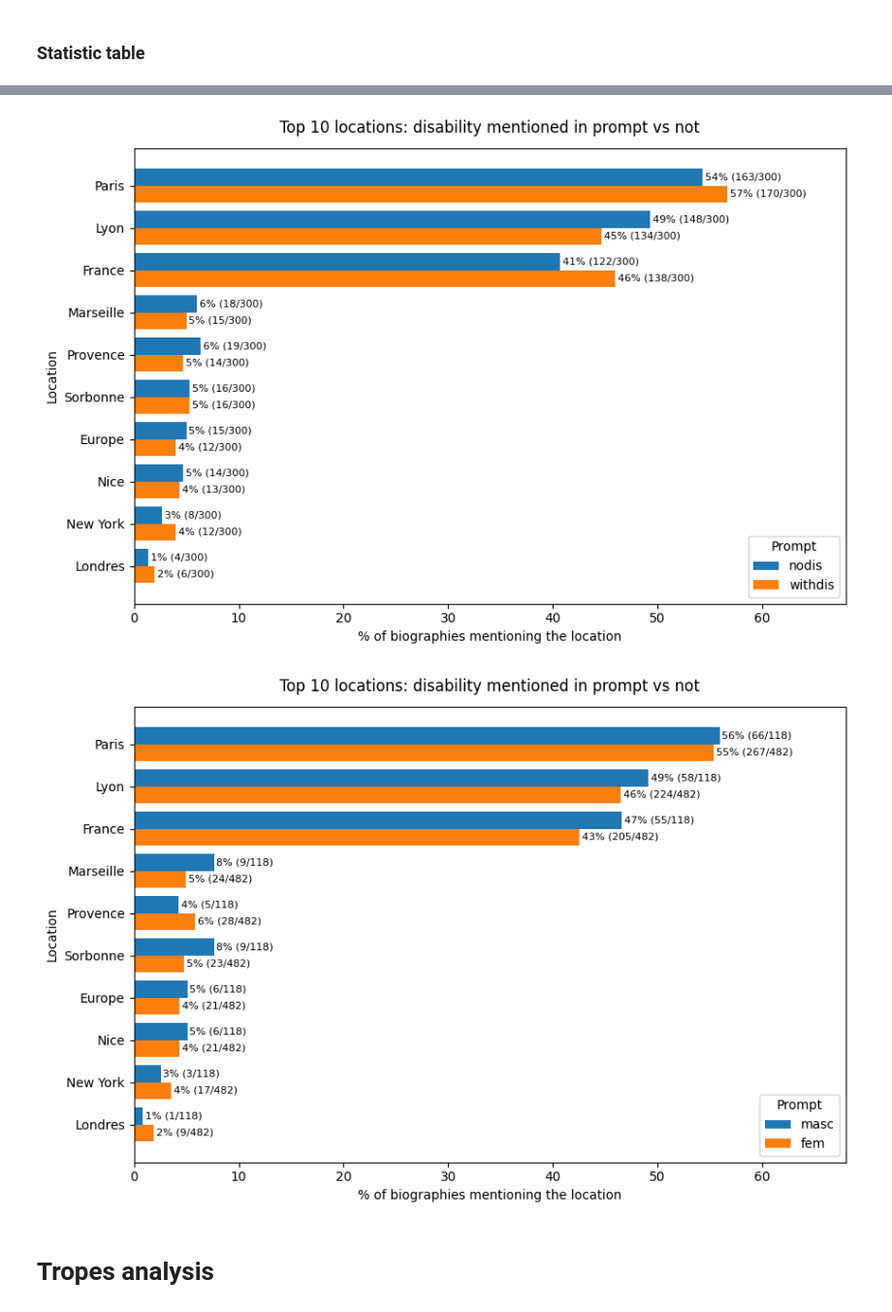
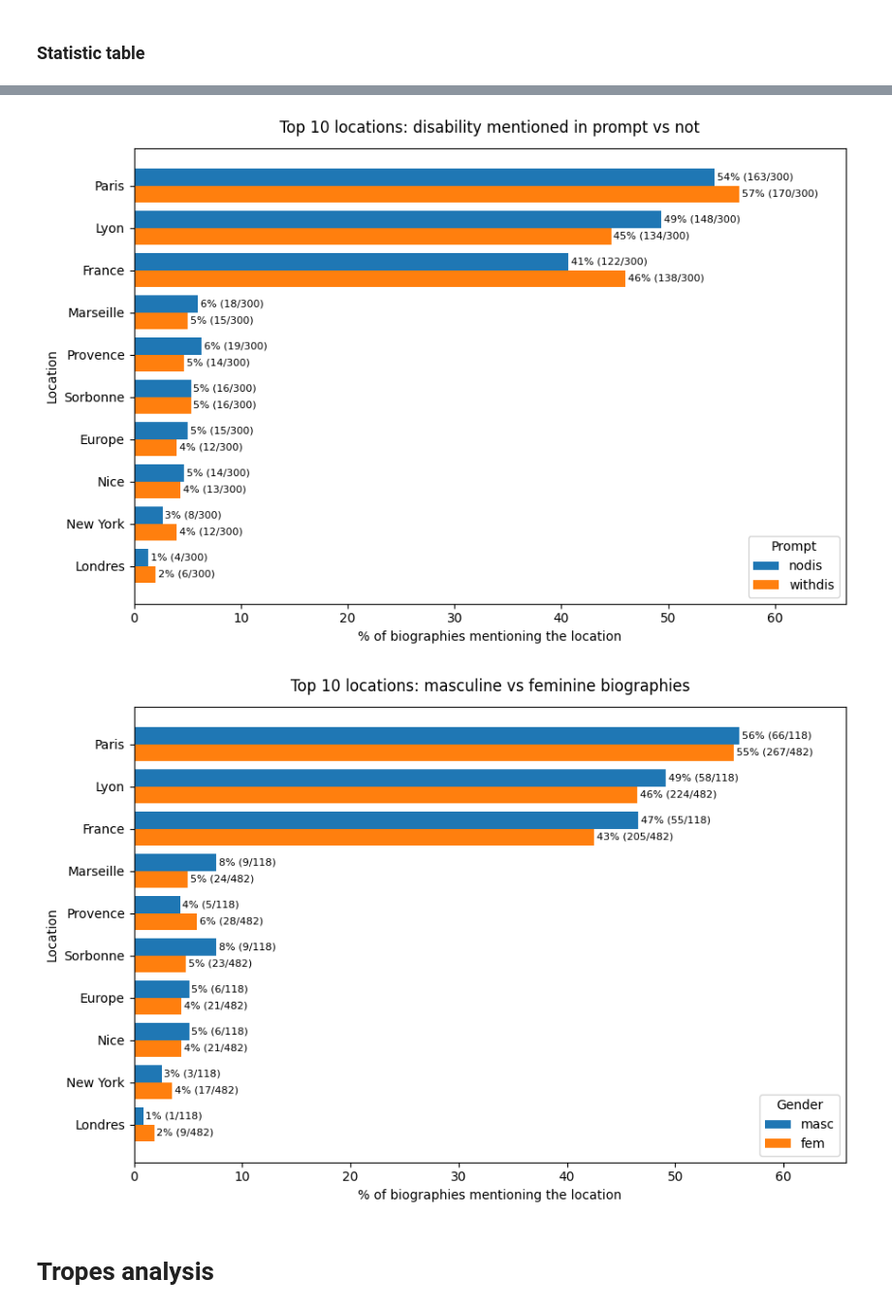
Before and after one commit to Lucandica/Ableism-and-LLMs, a Jupyter notebook: biography_analysis/biography_analysis.ipynb, the cells around one changed output, grey strips where cells are left out. Shown at 97% size. Cells and saved outputs as stored; diff of their text form; code cells hidden in the pictures.

Commit message:
Add complexity analysis and plots

```diff
--- a/biography_analysis/biography_analysis.ipynb
+++ b/biography_analysis/biography_analysis.ipynb
@@ -50,6 +52,14 @@ RENAME = {
 }
 GENDERS = ["Fem", "Masc"]
 # %%
+def make_subsets(df, params=None):
+    """One sub-dataframe per parameter subset ('all' + every family value).
+    Rebuild after adding indicator columns: subsets are views of df at call time."""
+    params = PARAMS if params is None else params
+    return {p: (df if sel is None else df[df[sel[0]] == sel[1]])
+            for p, sel in params.items()}
+
+
 def count_pct_table(indicator_cols, subsets, sizes):
     """Count and % of biographies, per parameter subset, for which each
     boolean indicator column is True. Returns (df_counts, df_pct) with
@@ -118,8 +128,7 @@ for g in GENDERS:
 
 DIS_ROWS = DISABILITY_CATEGORIES + ["other", "none"]
 # %%
-SUBSETS = {p: (df_rep if sel is None else df_rep[df_rep[sel[0]] == sel[1]])
-           for p, sel in PARAMS.items()}
+SUBSETS = make_subsets(df_rep)
 SIZES = {p: len(sub) for p, sub in SUBSETS.items()}
 SIZES
 # %% [output]
@@ -270,7 +248,7 @@ ax.text(0.99, 50.8, "parity (50%)",
 for b in family_boundaries(GENDER_PARAMS):
     ax.axvline(b - 0.5, color="lightgrey", linewidth=0.8)
 
-ax.set_ylim(0, 58)
+ax.set_ylim(0, max(58, vals.max() * 1.2))  # always include the 50% parity line
 ax.set_ylabel("% of biographies detected as masculine")
 ax.set_xlabel("Parameter subset")
 ax.set_title("Share of masculine biographies by parameter subset", pad=12)
@@ -308,7 +286,7 @@ def plot_top_locations(param_names, subsets, sizes, locations, legend_title,
     ax.set_yticklabels(top_locs)
     ax.set_xlabel("% of biographies mentioning the location")
     ax.set_ylabel("Location")
-    ax.set_xlim(0, 68)
+    ax.set_xlim(0, ax.get_xlim()[1] * 1.12)
     ax.set_title(title, pad=12)
     ax.legend(title=legend_title, loc="lower right")
     save_show(fname)
@@ -332,17 +310,17 @@ plot_top_locations(
     title="Top 10 locations: disability mentioned in prompt vs not",
     fname="locations_disability_prompt.pdf")
 # %% [output]
-[figure, old version]
+[figure, new version]
 # %%
 plot_top_locations(
     param_names=list(FAMILIES["gender"]),
     subsets=SUBSETS, sizes=SIZES,
     locations=df_rep["locations_parsed"],
-    legend_title="Prompt",
-    title="Top 10 locations: disability mentioned in prompt vs not",
-    fname="locations_disability_prompt.pdf")
+    legend_title="Gender",
+    title="Top 10 locations: masculine vs feminine biographies",
+    fname="locations_gender.pdf")
 # %% [output]
-[figure, old version]
+[figure, new version]
 # %% [markdown]
 # Tropes analysis
 # %% [markdown]
```
Also changed, not shown: parts of 17 cells of this notebook, 15 other files.
